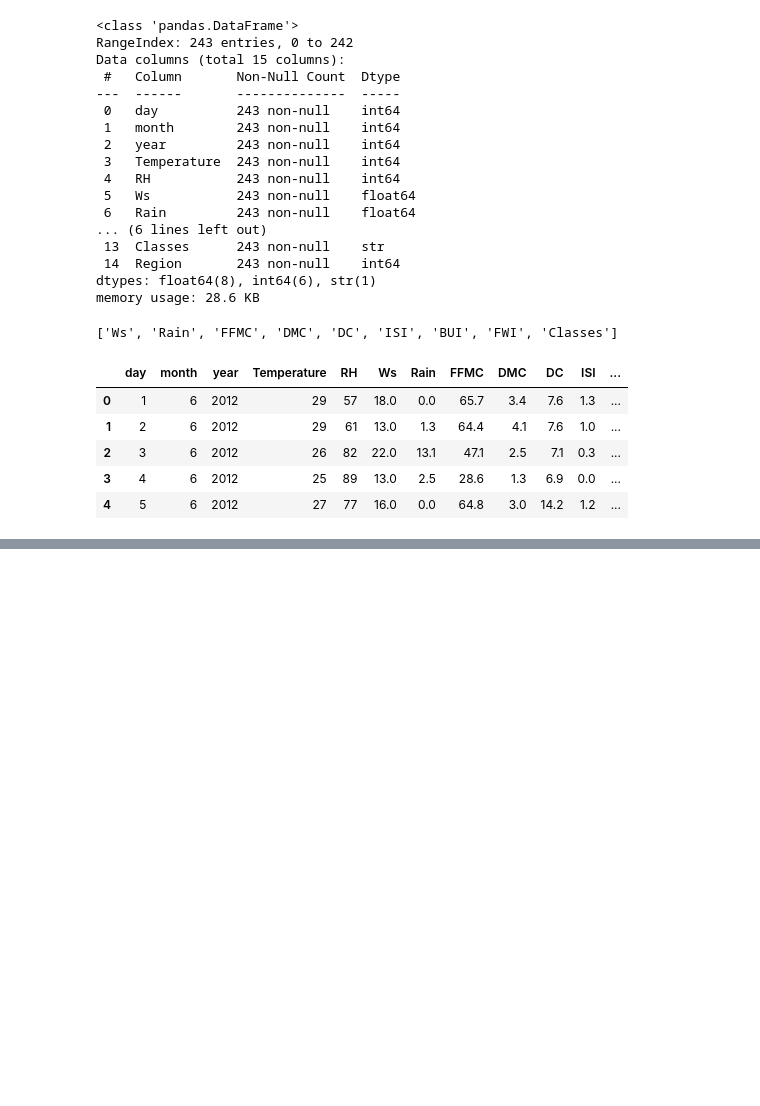
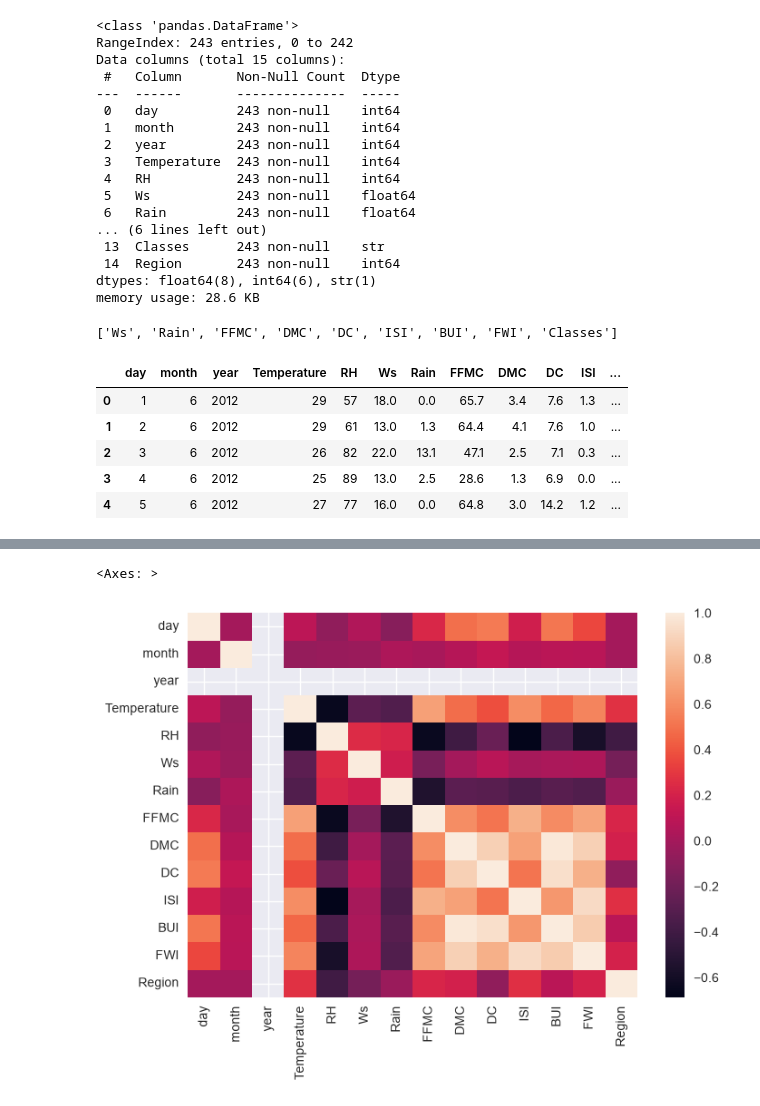
Before and after one commit to nitish-mandal/Data-Science-With-Python, a Jupyter notebook: project/cleaning_the_dataset.ipynb, the cells around one changed output, grey strips where cells are left out. Cells and saved outputs as stored; diff of their text form; code cells hidden in the pictures; blank space fills up the shorter version.

```diff
--- a/project/cleaning_the_dataset.ipynb
+++ b/project/cleaning_the_dataset.ipynb
@@ -304,0 +398,6 @@ df.head()
+# %%
+import seaborn as  sns
+sns.heatmap(df.select_dtypes(include="number").corr())
+# %% [output]
+<Axes: >
+[figure, added]
```
Also changed, not shown: parts of 18 cells of this notebook, 1 other file.
